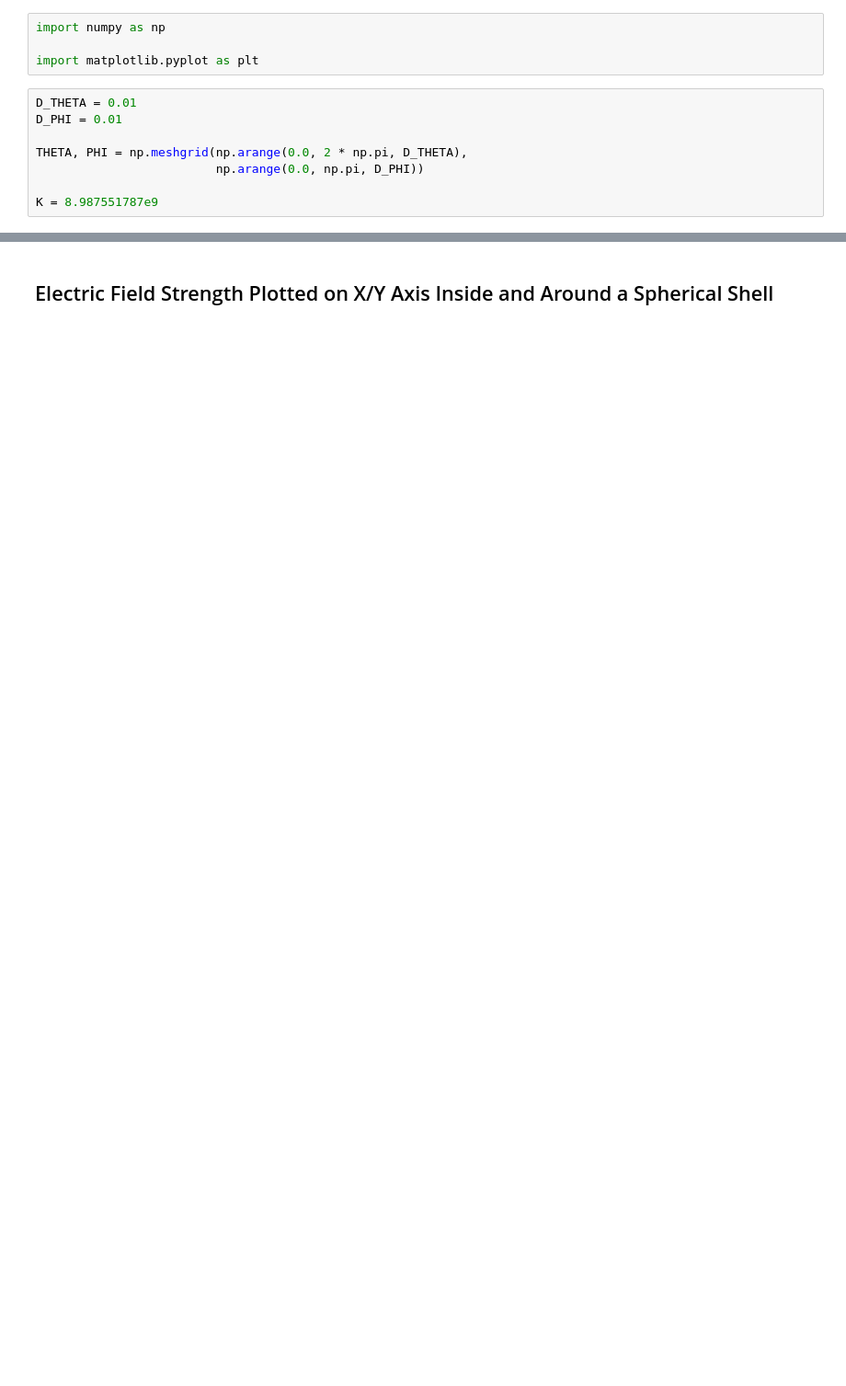
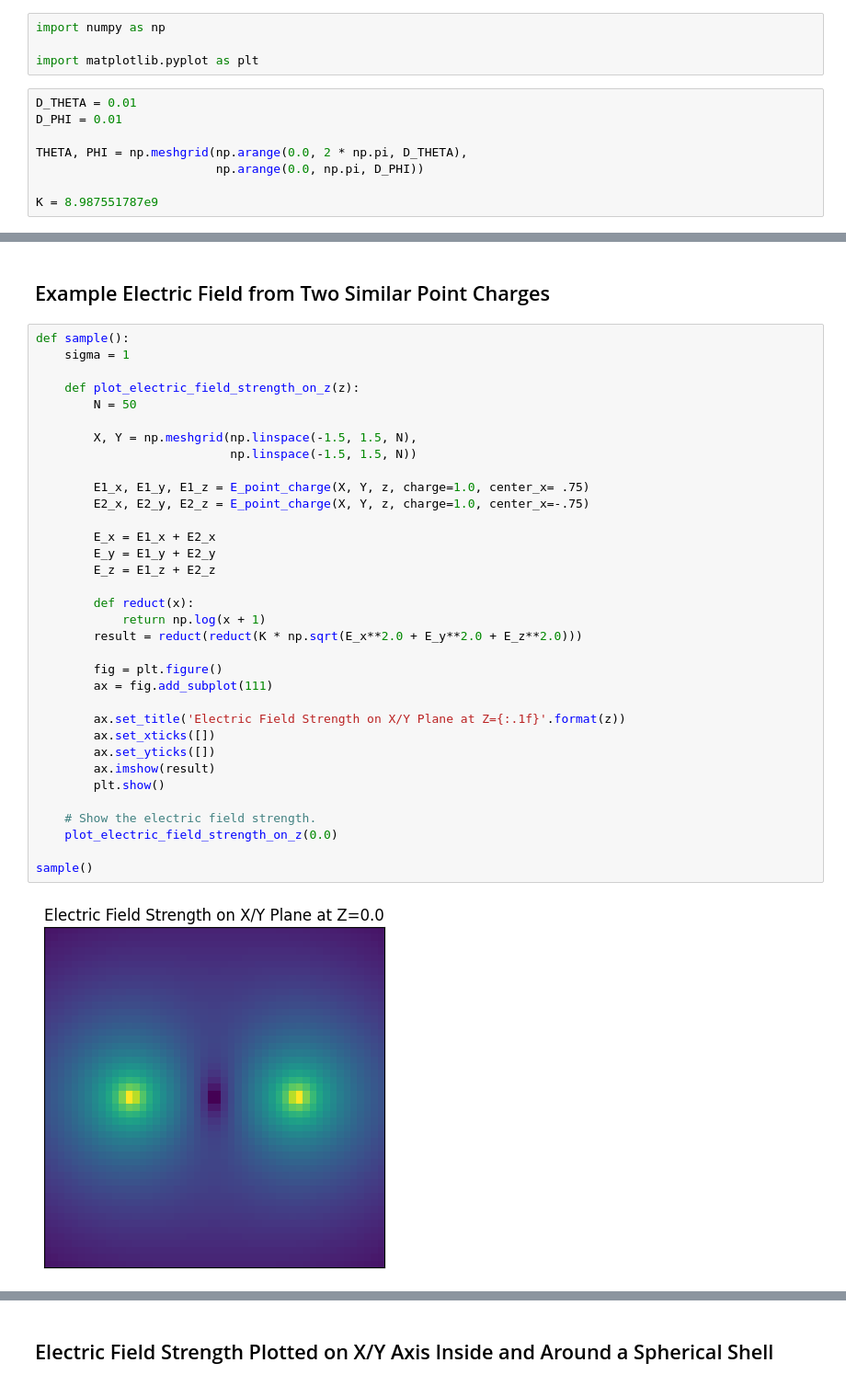
Before and after one commit to fractalate/math, a Jupyter notebook: notes/numeric_integrals_3d.ipynb, the cells around one changed output, grey strips where cells are left out. Shown at 92% size. Cells and saved outputs as stored; diff of their text form; blank space fills up the shorter version.

```diff
--- a/notes/numeric_integrals_3d.ipynb
+++ b/notes/numeric_integrals_3d.ipynb
@@ -13,3 +82,41 @@ K = 8.987551787e9
+# %% [markdown]
+## Example Electric Field from Two Similar Point Charges
+# %%
+def sample():
+    sigma = 1
+
+    def plot_electric_field_strength_on_z(z):
+        N = 50
+
+        X, Y = np.meshgrid(np.linspace(-1.5, 1.5, N),
+                           np.linspace(-1.5, 1.5, N))
+
+        E1_x, E1_y, E1_z = E_point_charge(X, Y, z, charge=1.0, center_x= .75)
+        E2_x, E2_y, E2_z = E_point_charge(X, Y, z, charge=1.0, center_x=-.75)
+
+        E_x = E1_x + E2_x
+        E_y = E1_y + E2_y
+        E_z = E1_z + E2_z
+
+        def reduct(x):
+            return np.log(x + 1)
+        result = reduct(reduct(K * np.sqrt(E_x**2.0 + E_y**2.0 + E_z**2.0)))
+
+        fig = plt.figure()
+        ax = fig.add_subplot(111)
+
+        ax.set_title('Electric Field Strength on X/Y Plane at Z={:.1f}'.format(z))
+        ax.set_xticks([])
+        ax.set_yticks([])
+        ax.imshow(result)
+        plt.show()
+
+    # Show the electric field strength.
+    plot_electric_field_strength_on_z(0.0)
+
+sample()
+# %% [output]
+[figure, added]
 # %% [markdown]
 # Electric Field from Spherical Shell
 
```
Also changed, not shown: parts of 9 cells of this notebook.
